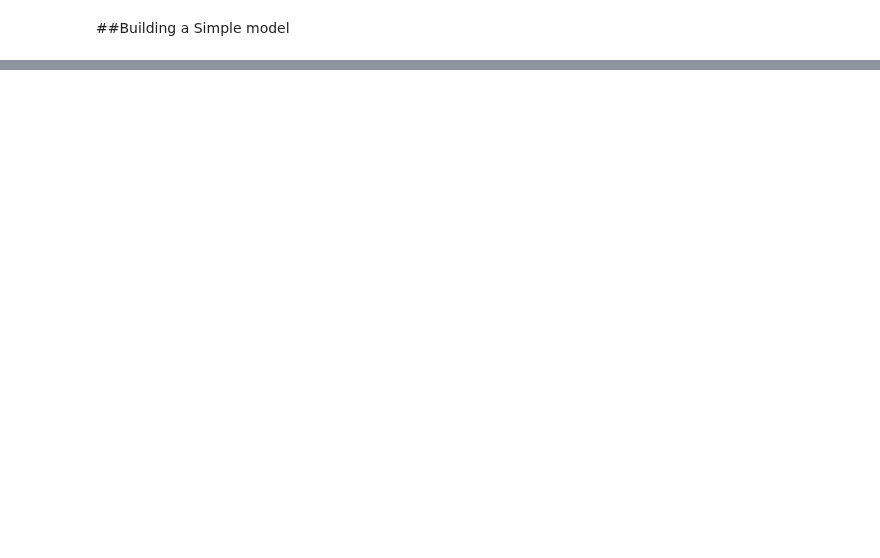
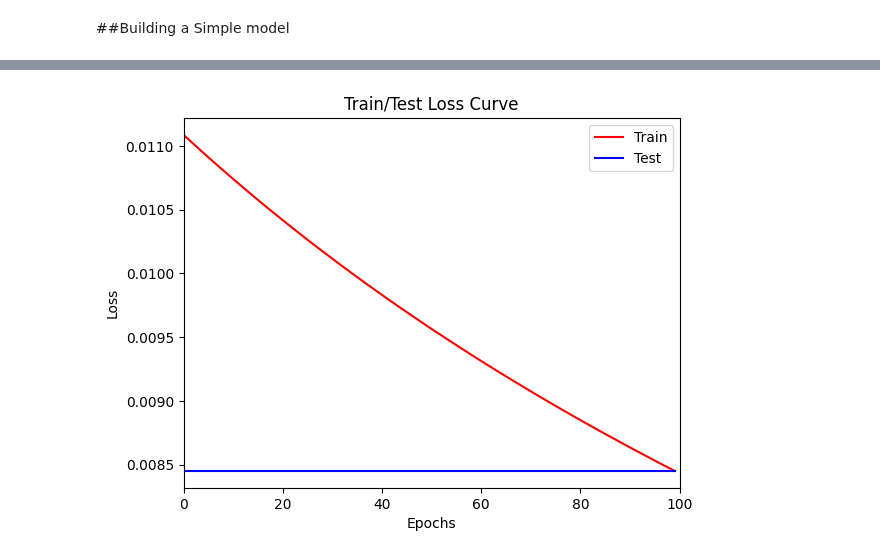
Before and after one commit to meeks627/Pytorch-Tutorial, a Jupyter notebook: pytorch_tutorial.ipynb, the cells around one changed output, grey strips where cells are left out. Drawn from its saved outputs; the diff is of its cells as text; code cells hidden in the pictures; blank space fills up the shorter version.

```diff
--- a/pytorch_tutorial.ipynb
+++ b/pytorch_tutorial.ipynb
@@ -112,0 +142,34 @@ torch.save(M.state_dict(),'model.pt')
+# %%
+#set the criterion of or model to measure the error
+criterion = nn.CrossEntropyLoss()
+# choose an optimzer, eta,epochs
+optimizers = torch.optim.Adam(model.parameters(),lr = 0.01)
+# %%
+epochs =100
+losses =[]
+for i in range(epochs):
+  y_pred = model.forward(X_train)
+  loss = criterion(y_pred,y_train)
+  losses.append(loss.detach().numpy())
+  if i % 10 == 0:
+    print(f'Epoch:{i} and loss: {loss}')
+  optimizers.zero_grad(
+
+  )
+  loss.backward()
+  optimizers.step()
+
+"\n"
+
+lossess = []
+for i in range(epochs):
+  y_pred = model.forward(X_test)
+  los = criterion(y_pred,y_test)
+  lossess.append(loss.detach().numpy())
+  if i % 10 == 0:
+    print(f'Epoch:{i} and loss: {los}')
+  optimizers.zero_grad(
+
+  )
+  los.backward()
+  optimizers.step()
@@ -112,0 +197,13 @@ torch.save(M.state_dict(),'model.pt')
+# %%
+
+plt.plot(range(epochs),losses, color = "red",label="Train")
+plt.plot(range(epochs),lossess, color = "blue",label="Test")
+plt.title("Train/Test Loss Curve")
+plt.xlabel("Epochs")
+plt.ylabel("Loss")
+plt.legend(["Train","Test"])
+plt.xlim(0,epochs)
+
+plt.show()
+# %% [output]
+[figure, added]
```
Also changed, not shown: parts of 9 cells of this notebook.
